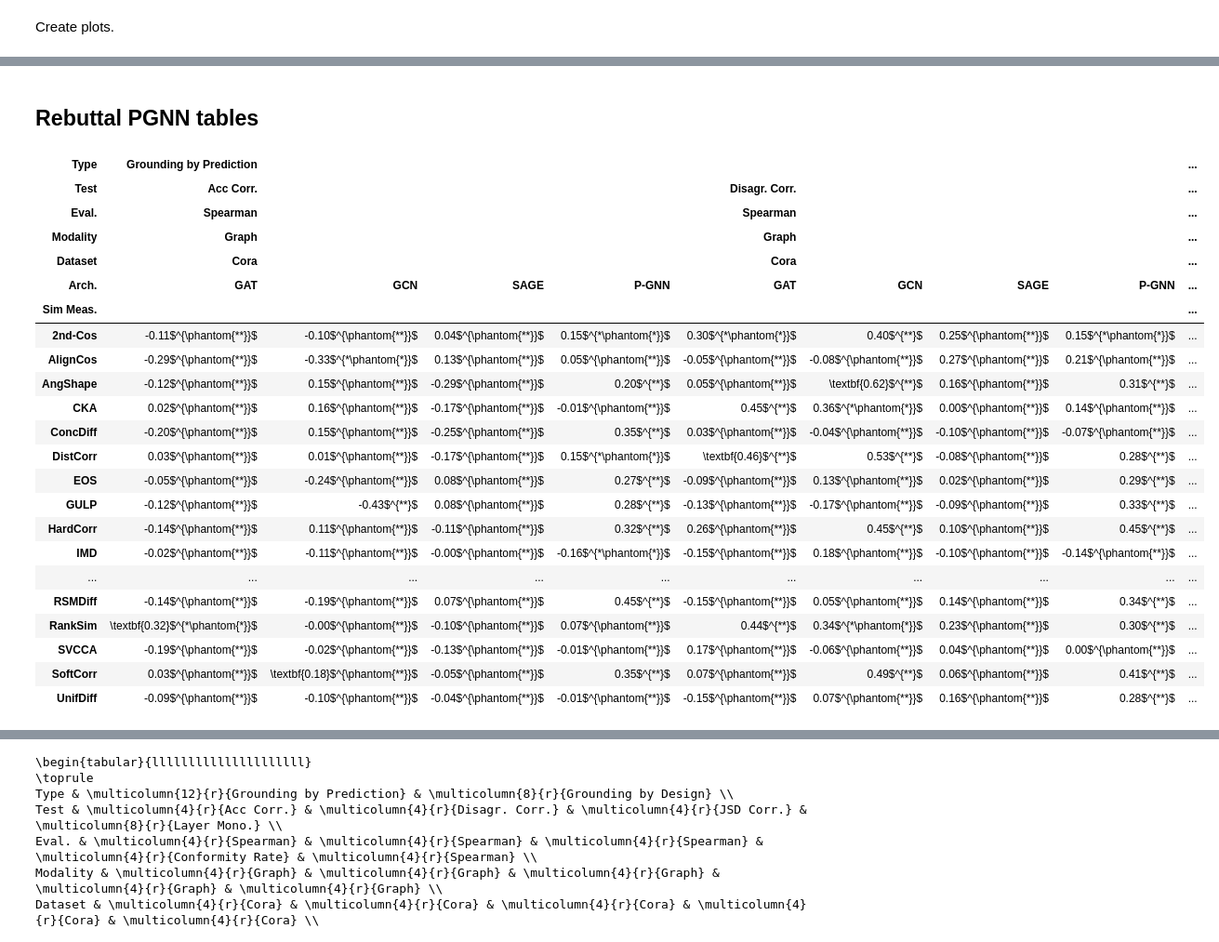
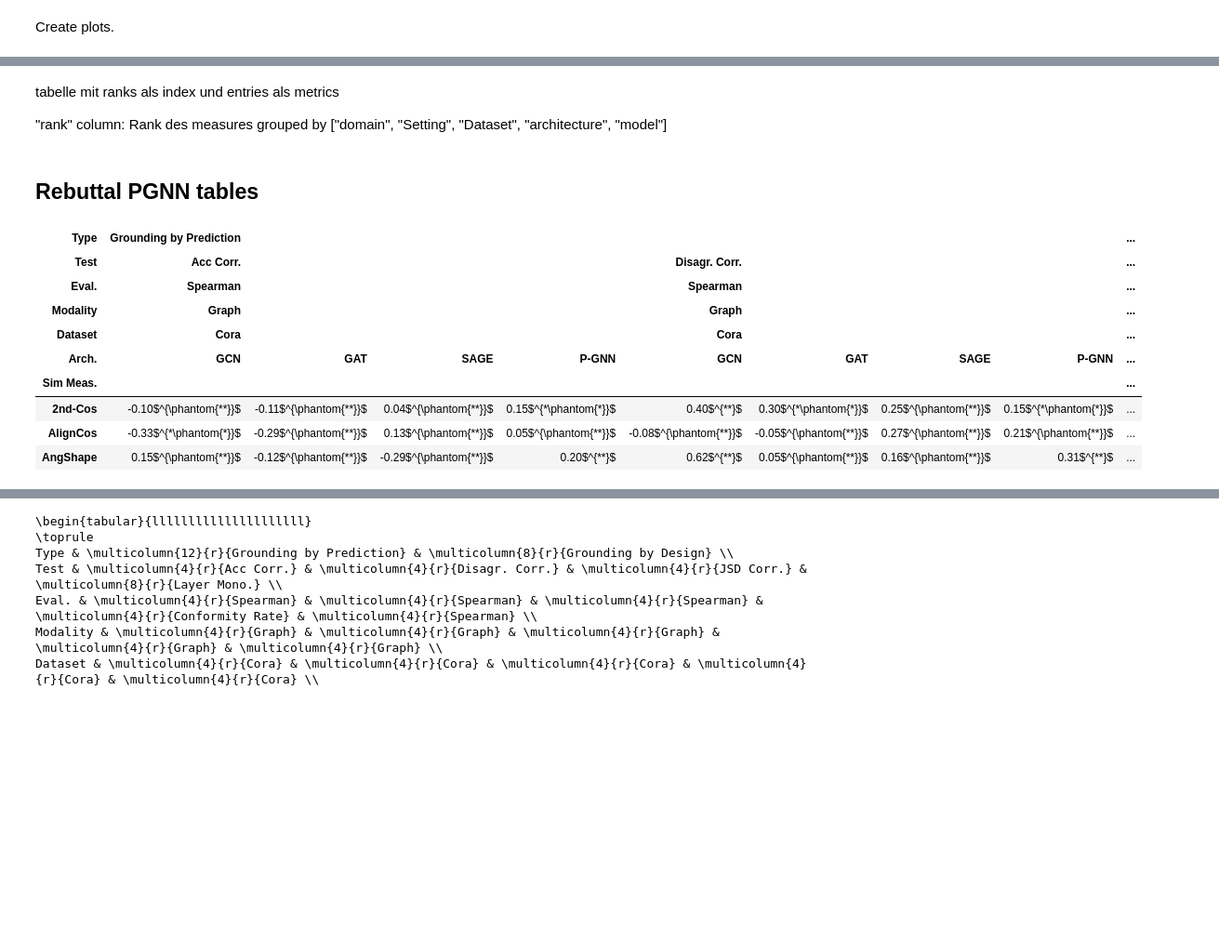
Before and after one commit to TaWald/similaritybench, a Jupyter notebook: tables_and_plots.ipynb, the cells around one changed output, grey strips where cells are left out. Shown at 93% size. Saved outputs shown, nothing was run; the diff lists cells and outputs as text; code cells hidden in the pictures; blank space fills up the shorter version.

```diff
--- a/tables_and_plots.ipynb
+++ b/tables_and_plots.ipynb
@@ -518,10 +521,15 @@ data.loc[idx, "Setting"] = data.loc[idx, "Setting"] + data.loc[idx, "Functional
 idx = ~(data.Setting == "mono")
 data.loc[idx, "model"] = "agg"
 
-
 data["rank"] = data.groupby(["domain", "Setting", "Dataset", "architecture", "model"], as_index=True)["value"].rank(
     ascending=False
 )
+
+# combine layer mono results to equally weight experiments
+idx = data.model != "agg"
+data.loc[idx, "rank"] = data[idx].groupby(["domain", "Setting", "Dataset", "architecture"])["rank"].mean().reset_index()
+data = data.drop_duplicates(subset=["domain", "Setting", "Dataset", "architecture", "Representational Similarity Measure", "Functional Similarity Measure", "Quality Measure"])
+
 data.loc[:, "Representational Similarity Measure"] = data["Representational Similarity Measure"].map(measure_to_abbrv)
 data.loc[:, "architecture"] = data["architecture"].map(
     {
@@ -637,0 +650,26 @@ for mod in plot_data.Modality.unique():
+# %%
+plot_data = pd.merge(data, avg_ranks).sort_values(by=["med_rank"])
+for mod in plot_data.Modality.unique():
+    for arch in plot_data["Arch."].unique():
+        subdata = plot_data[(plot_data.Modality == mod) & (plot_data["Arch."] == arch)]
+        if len(subdata) == 0:
+            continue
+
+        g = sns.catplot(
+            data=plot_data[(plot_data.Modality == mod) & (plot_data["Arch."] == arch)],
+            x="rank",
+            y="Sim Meas.",
+            hue="Modality",
+            kind="box",
+            height=7,
+            aspect=0.8,
+            col="Arch.",
+            palette={"Language": "C1", "Vision": "C2", "Graph": "C0"},
+            legend=False
+        )
+        ax = g.axes[0, 0]
+        ax.set_xlabel("Rank")
+        ax.set_ylabel("Similarity Measures")
+
+        ax.set_title(f"{arch} {mod}")
+        # g.savefig(BASE_PATH / "figs" / f"aggregated_ver_{mod}.pdf", bbox_inches="tight")
@@ -637,0 +745,4 @@ for mod in plot_data.Modality.unique():
+# %%
+avg_ranks = data.groupby(["Modality", "Sim Meas.", "Scenario"])["rank"].agg(["mean", "median"]).reset_index()
+avg_ranks = avg_ranks.rename(columns={"mean": "avg_rank", "median": "med_rank"})
+avg_ranks
@@ -637,0 +1101,4 @@ for mod in plot_data.Modality.unique():
+# %% [markdown]
+tabelle mit ranks als index und entries als metrics
+
+"rank" column: Rank des measures grouped by ["domain", "Setting", "Dataset", "architecture", "model"]
@@ -804,49 +1282,36 @@ pivot_corr = data_corr.drop_duplicates(
 ).reindex(
     ["Graph", "Text", "Vision"], axis="columns", level="Modality"
 ).loc[:, "val_comb"]
-pivot_corr
+display(pivot_corr.head(3))
 
 
 def floatify(s: str) -> str:
     """Turn a string like '-0.10$^{\phantom{**}}$' into '-0.10'"""
     return s[:s.find("$")]
 
 def separate_significance_indicator(s: str) -> str:
     """Turn a string like '-0.10$^{\phantom{**}}$' into '$^{\phantom{**}}$'"""
     return s[s.find("$"):]
 
 
 for column in pivot_corr.columns:
     col = pivot_corr.loc[:, column].apply(floatify).astype("float")
     identifiers = pivot_corr.loc[:, column].apply(separate_significance_indicator)
     idx = col == col.max()
     new_col = col.apply(lambda x: f"{x:.2f}").apply(lambda s: r"\textbf{" + s + "}") + identifiers
     pivot_corr.loc[idx, column] = new_col
 
 
 pivot.loc[:, ("Grounding by Prediction")] = pivot_corr
 pivot
 # %% [output]
 | Type | Grounding by Prediction |  |  |  |  |  |  |  | ... |
 | Test | Acc Corr. |  |  |  | Disagr. Corr. |  |  |  | ... |
 | Eval. | Spearman |  |  |  | Spearman |  |  |  | ... |
 | Modality | Graph |  |  |  | Graph |  |  |  | ... |
 | Dataset | Cora |  |  |  | Cora |  |  |  | ... |
-| Arch. | GAT | GCN | SAGE | P-GNN | GAT | GCN | SAGE | P-GNN | ... |
+| Arch. | GCN | GAT | SAGE | P-GNN | GCN | GAT | SAGE | P-GNN | ... |
 | Sim Meas. |  |  |  |  |  |  |  |  | ... |
-| 2nd-Cos | -0.11$^{\phantom{**}}$ | -0.10$^{\phantom{**}}$ | 0.04$^{\phantom{**}}$ | 0.15$^{*\phantom{*}}$ | 0.30$^{*\phantom{*}}$ | 0.40$^{**}$ | 0.25$^{\phantom{**}}$ | 0.15$^{*\phantom{*}}$ | ... |
-| AlignCos | -0.29$^{\phantom{**}}$ | -0.33$^{*\phantom{*}}$ | 0.13$^{\phantom{**}}$ | 0.05$^{\phantom{**}}$ | -0.05$^{\phantom{**}}$ | -0.08$^{\phantom{**}}$ | 0.27$^{\phantom{**}}$ | 0.21$^{\phantom{**}}$ | ... |
-| AngShape | -0.12$^{\phantom{**}}$ | 0.15$^{\phantom{**}}$ | -0.29$^{\phantom{**}}$ | 0.20$^{**}$ | 0.05$^{\phantom{**}}$ | \textbf{0.62}$^{**}$ | 0.16$^{\phantom{**}}$ | 0.31$^{**}$ | ... |
-| CKA | 0.02$^{\phantom{**}}$ | 0.16$^{\phantom{**}}$ | -0.17$^{\phantom{**}}$ | -0.01$^{\phantom{**}}$ | 0.45$^{**}$ | 0.36$^{*\phantom{*}}$ | 0.00$^{\phantom{**}}$ | 0.14$^{\phantom{**}}$ | ... |
-| ConcDiff | -0.20$^{\phantom{**}}$ | 0.15$^{\phantom{**}}$ | -0.25$^{\phantom{**}}$ | 0.35$^{**}$ | 0.03$^{\phantom{**}}$ | -0.04$^{\phantom{**}}$ | -0.10$^{\phantom{**}}$ | -0.07$^{\phantom{**}}$ | ... |
-| DistCorr | 0.03$^{\phantom{**}}$ | 0.01$^{\phantom{**}}$ | -0.17$^{\phantom{**}}$ | 0.15$^{*\phantom{*}}$ | \textbf{0.46}$^{**}$ | 0.53$^{**}$ | -0.08$^{\phantom{**}}$ | 0.28$^{**}$ | ... |
-| EOS | -0.05$^{\phantom{**}}$ | -0.24$^{\phantom{**}}$ | 0.08$^{\phantom{**}}$ | 0.27$^{**}$ | -0.09$^{\phantom{**}}$ | 0.13$^{\phantom{**}}$ | 0.02$^{\phantom{**}}$ | 0.29$^{**}$ | ... |
-| GULP | -0.12$^{\phantom{**}}$ | -0.43$^{**}$ | 0.08$^{\phantom{**}}$ | 0.28$^{**}$ | -0.13$^{\phantom{**}}$ | -0.17$^{\phantom{**}}$ | -0.09$^{\phantom{**}}$ | 0.33$^{**}$ | ... |
-| HardCorr | -0.14$^{\phantom{**}}$ | 0.11$^{\phantom{**}}$ | -0.11$^{\phantom{**}}$ | 0.32$^{**}$ | 0.26$^{\phantom{**}}$ | 0.45$^{**}$ | 0.10$^{\phantom{**}}$ | 0.45$^{**}$ | ... |
-| IMD | -0.02$^{\phantom{**}}$ | -0.11$^{\phantom{**}}$ | -0.00$^{\phantom{**}}$ | -0.16$^{*\phantom{*}}$ | -0.15$^{\phantom{**}}$ | 0.18$^{\phantom{**}}$ | -0.10$^{\phantom{**}}$ | -0.14$^{\phantom{**}}$ | ... |
-| ... | ... | ... | ... | ... | ... | ... | ... | ... | ... |
-| RSMDiff | -0.14$^{\phantom{**}}$ | -0.19$^{\phantom{**}}$ | 0.07$^{\phantom{**}}$ | 0.45$^{**}$ | -0.15$^{\phantom{**}}$ | 0.05$^{\phantom{**}}$ | 0.14$^{\phantom{**}}$ | 0.34$^{**}$ | ... |
-| RankSim | \textbf{0.32}$^{*\phantom{*}}$ | -0.00$^{\phantom{**}}$ | -0.10$^{\phantom{**}}$ | 0.07$^{\phantom{**}}$ | 0.44$^{**}$ | 0.34$^{*\phantom{*}}$ | 0.23$^{\phantom{**}}$ | 0.30$^{**}$ | ... |
-| SVCCA | -0.19$^{\phantom{**}}$ | -0.02$^{\phantom{**}}$ | -0.13$^{\phantom{**}}$ | -0.01$^{\phantom{**}}$ | 0.17$^{\phantom{**}}$ | -0.06$^{\phantom{**}}$ | 0.04$^{\phantom{**}}$ | 0.00$^{\phantom{**}}$ | ... |
-| SoftCorr | 0.03$^{\phantom{**}}$ | \textbf{0.18}$^{\phantom{**}}$ | -0.05$^{\phantom{**}}$ | 0.35$^{**}$ | 0.07$^{\phantom{**}}$ | 0.49$^{**}$ | 0.06$^{\phantom{**}}$ | 0.41$^{**}$ | ... |
-| UnifDiff | -0.09$^{\phantom{**}}$ | -0.10$^{\phantom{**}}$ | -0.04$^{\phantom{**}}$ | -0.01$^{\phantom{**}}$ | -0.15$^{\phantom{**}}$ | 0.07$^{\phantom{**}}$ | 0.16$^{\phantom{**}}$ | 0.28$^{**}$ | ... |
+| 2nd-Cos | -0.10$^{\phantom{**}}$ | -0.11$^{\phantom{**}}$ | 0.04$^{\phantom{**}}$ | 0.15$^{*\phantom{*}}$ | 0.40$^{**}$ | 0.30$^{*\phantom{*}}$ | 0.25$^{\phantom{**}}$ | 0.15$^{*\phantom{*}}$ | ... |
+| AlignCos | -0.33$^{*\phantom{*}}$ | -0.29$^{\phantom{**}}$ | 0.13$^{\phantom{**}}$ | 0.05$^{\phantom{**}}$ | -0.08$^{\phantom{**}}$ | -0.05$^{\phantom{**}}$ | 0.27$^{\phantom{**}}$ | 0.21$^{\phantom{**}}$ | ... |
+| AngShape | 0.15$^{\phantom{**}}$ | -0.12$^{\phantom{**}}$ | -0.29$^{\phantom{**}}$ | 0.20$^{**}$ | 0.62$^{**}$ | 0.05$^{\phantom{**}}$ | 0.16$^{\phantom{**}}$ | 0.31$^{**}$ | ... |
```
Also changed, not shown: parts of 20 cells of this notebook, 1 other file.
